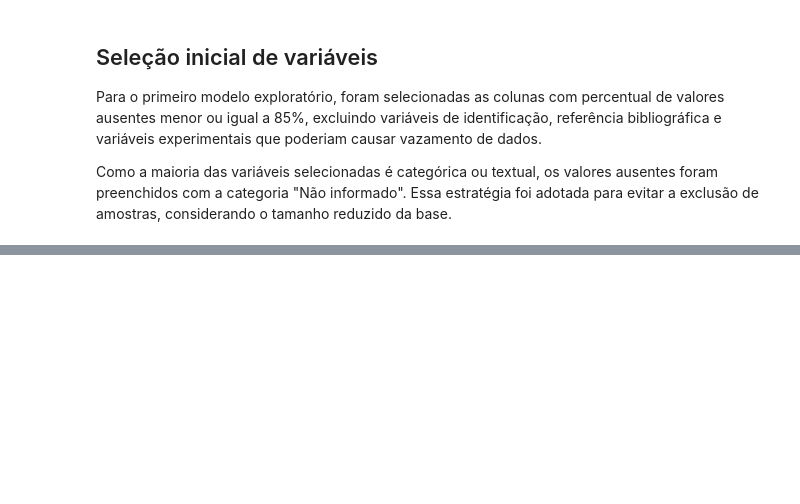
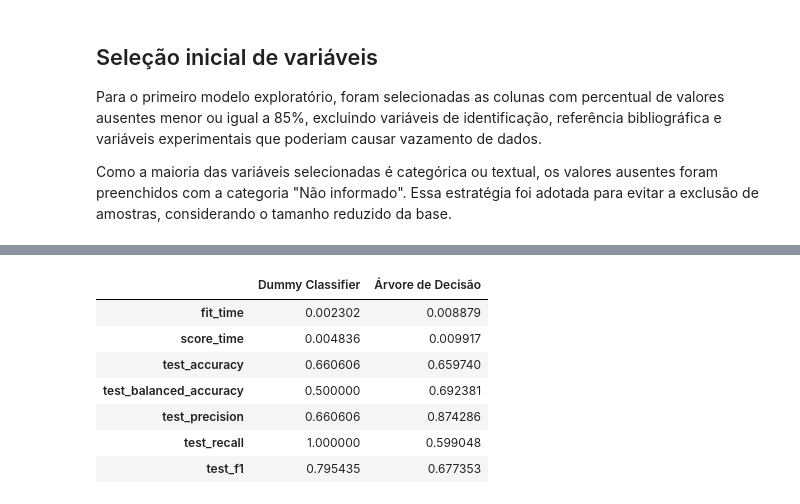
Before and after one commit to pablocosme/Projeto_Residuos_Dentarios_IA, a Jupyter notebook: eda.ipynb, the cells around one changed output, grey strips where cells are left out. Drawn from its saved outputs; the diff is of its cells as text; code cells hidden in the pictures; blank space fills up the shorter version.

Commit message:
Criando baselines com Dummy CLassifier e Decision Tree.

```diff
--- a/eda.ipynb
+++ b/eda.ipynb
@@ -333,0 +379,13 @@ Como a maioria das variáveis selecionadas é categórica ou textual, os valores
+# %%
+dummy_model = DummyClassifier(strategy="most_frequent")
+
+resultados_dummy = cross_validate(
+    dummy_model,
+    X,
+    y,
+    cv=cv,
+    scoring=["accuracy", "balanced_accuracy", "precision", "recall", "f1"],
+    return_train_score=False
+)
+
+resultados_dummy
@@ -333,0 +413,20 @@ Como a maioria das variáveis selecionadas é categórica ou textual, os valores
+# %%
+arvore_model = Pipeline(steps=[
+    ("preprocessamento", preprocessador),
+    ("modelo", DecisionTreeClassifier(
+        max_depth=3,
+        random_state=42,
+        class_weight="balanced"
+    ))
+])
+# %%
+resultados_arvore = cross_validate(
+    arvore_model,
+    X,
+    y,
+    cv=cv,
+    scoring=["accuracy", "balanced_accuracy", "precision", "recall", "f1"],
+    return_train_score=False
+)
+
+pd.DataFrame(resultados_arvore).mean()
@@ -333,0 +442,17 @@ Como a maioria das variáveis selecionadas é categórica ou textual, os valores
+# %%
+#Comparando as duas baselines
+resumo_baselines = pd.DataFrame({
+    "Dummy Classifier": pd.DataFrame(resultados_dummy).mean(),
+    "Árvore de Decisão": pd.DataFrame(resultados_arvore).mean()
+})
+
+resumo_baselines
+# %% [output]
+|  | Dummy Classifier | Árvore de Decisão |
+| fit_time | 0.002302 | 0.008879 |
+| score_time | 0.004836 | 0.009917 |
+| test_accuracy | 0.660606 | 0.659740 |
+| test_balanced_accuracy | 0.500000 | 0.692381 |
+| test_precision | 0.660606 | 0.874286 |
+| test_recall | 1.000000 | 0.599048 |
+| test_f1 | 0.795435 | 0.677353 |
```
Also changed, not shown: parts of 13 cells of this notebook.
